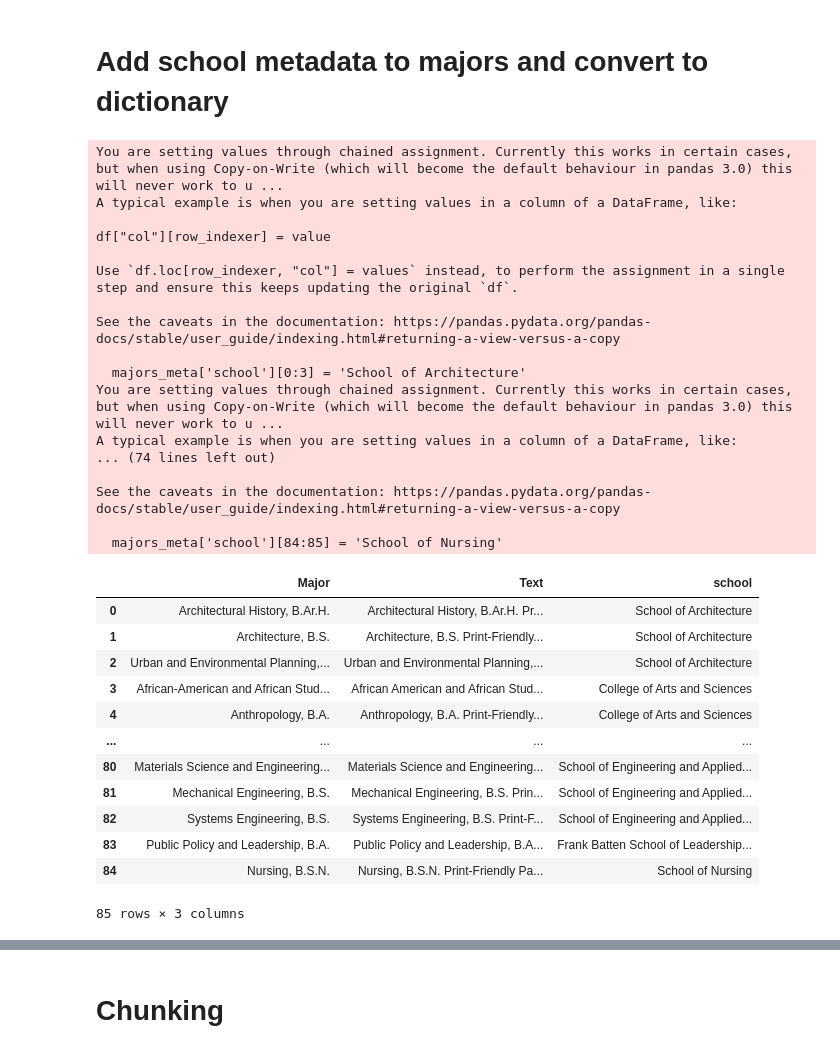
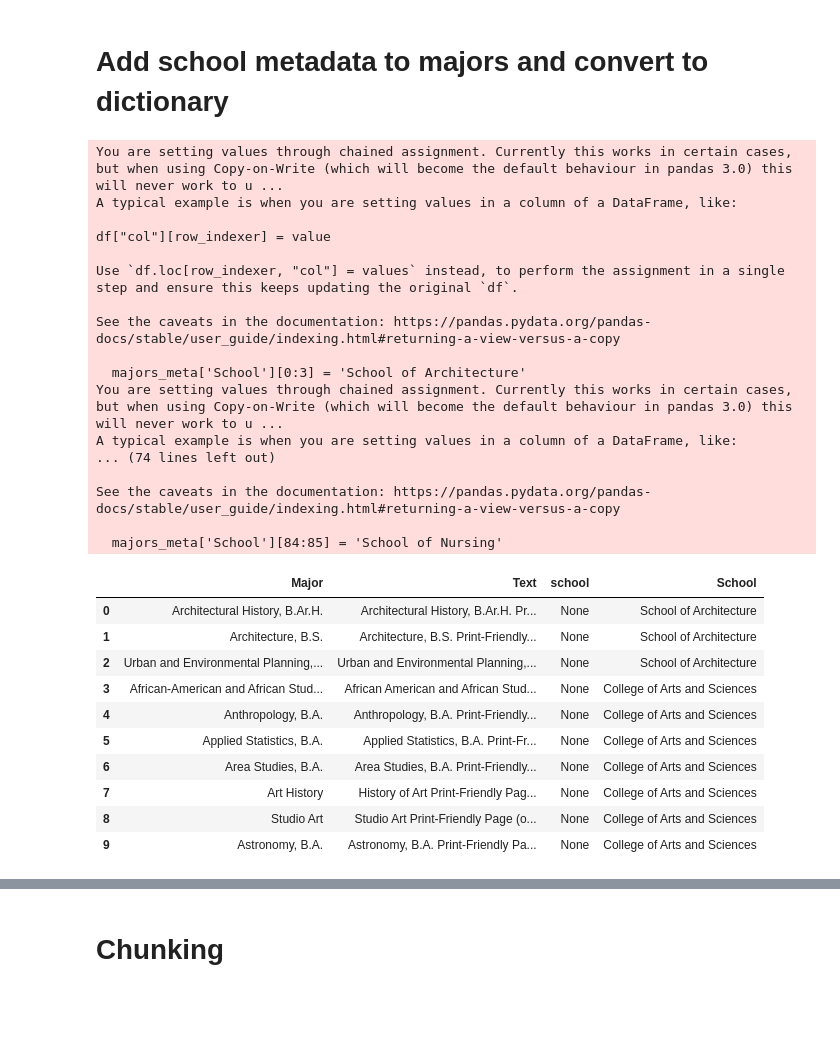
Before and after one commit to mermora97/Wahoo-Scheduler, a Jupyter notebook: RAG.ipynb, the cells around one changed output, grey strips where cells are left out. Cells and saved outputs as stored; diff of their text form; code cells hidden in the pictures; blank space fills up the shorter version.

```diff
--- a/RAG.ipynb
+++ b/RAG.ipynb
@@ -137,19 +140,19 @@ schools
 # %%
 # copy of the majors data frame
 majors_meta = majors
-majors_meta['school'] = None
+majors_meta['School'] = None
 majors_meta = majors_meta.reset_index(drop=True)
 
 #add school to each majors in major data frame
-majors_meta['school'][0:3] = 'School of Architecture'
-majors_meta['school'][3:62] = 'College of Arts and Sciences'
-majors_meta['school'][62:63] = 'McIntire School of Commerce'
-majors_meta['school'][63:65] = 'School of Continuing and Professional Studies'
-majors_meta['school'][65:66] = 'School of Data Science'
-majors_meta['school'][66:72] = 'School of Education and Human Development'
-majors_meta['school'][72:83] = 'School of Engineering and Applied Science'
-majors_meta['school'][83:84] = 'Frank Batten School of Leadership and Public Policy'
-majors_meta['school'][84:85] = 'School of Nursing'
+majors_meta['School'][0:3] = 'School of Architecture'
+majors_meta['School'][3:62] = 'College of Arts and Sciences'
+majors_meta['School'][62:63] = 'McIntire School of Commerce'
+majors_meta['School'][63:65] = 'School of Continuing and Professional Studies'
+majors_meta['School'][65:66] = 'School of Data Science'
+majors_meta['School'][66:72] = 'School of Education and Human Development'
+majors_meta['School'][72:83] = 'School of Engineering and Applied Science'
+majors_meta['School'][83:84] = 'Frank Batten School of Leadership and Public Policy'
+majors_meta['School'][84:85] = 'School of Nursing'
 # %% [output]
 You are setting values through chained assignment. Currently this works in certain cases, but when using Copy-on-Write (which will become the default behaviour in pandas 3.0) this will never work to u ...
 A typical example is when you are setting values in a column of a DataFrame, like:
@@ -160,28 +163,26 @@ Use `df.loc[row_indexer, "col"] = values` instead, to perform the assignment in
 
 See the caveats in the documentation: https://pandas.pydata.org/pandas-docs/stable/user_guide/indexing.html#returning-a-view-versus-a-copy
 
-  majors_meta['school'][0:3] = 'School of Architecture'
+  majors_meta['School'][0:3] = 'School of Architecture'
 You are setting values through chained assignment. Currently this works in certain cases, but when using Copy-on-Write (which will become the default behaviour in pandas 3.0) this will never work to u ...
 A typical example is when you are setting values in a column of a DataFrame, like:
 ... (74 lines left out)
 
 See the caveats in the documentation: https://pandas.pydata.org/pandas-docs/stable/user_guide/indexing.html#returning-a-view-versus-a-copy
 
-  majors_meta['school'][84:85] = 'School of Nursing'
+  majors_meta['School'][84:85] = 'School of Nursing'
 # %%
-majors_meta
+majors_meta.head(10)
 # %% [output]
-|  | Major | Text | school |
-| 0 | Architectural History, B.Ar.H. | Architectural History, B.Ar.H. Pr... | School of Architecture |
-| 1 | Architecture, B.S. | Architecture, B.S. Print-Friendly... | School of Architecture |
-| 2 | Urban and Environmental Planning,... | Urban and Environmental Planning,... | School of Architecture |
-| 3 | African-American and African Stud... | African American and African Stud... | College of Arts and Sciences |
-| 4 | Anthropology, B.A. | Anthropology, B.A. Print-Friendly... | College of Arts and Sciences |
-| ... | ... | ... | ... |
-| 80 | Materials Science and Engineering... | Materials Science and Engineering... | School of Engineering and Applied... |
-| 81 | Mechanical Engineering, B.S. | Mechanical Engineering, B.S. Prin... | School of Engineering and Applied... |
-| 82 | Systems Engineering, B.S. | Systems Engineering, B.S. Print-F... | School of Engineering and Applied... |
-| 83 | Public Policy and Leadership, B.A. | Public Policy and Leadership, B.A... | Frank Batten School of Leadership... |
-| 84 | Nursing, B.S.N. | Nursing, B.S.N. Print-Friendly Pa... | School of Nursing |
+|  | Major | Text | school | School |
+| 0 | Architectural History, B.Ar.H. | Architectural History, B.Ar.H. Pr... | None | School of Architecture |
+| 1 | Architecture, B.S. | Architecture, B.S. Print-Friendly... | None | School of Architecture |
+| 2 | Urban and Environmental Planning,... | Urban and Environmental Planning,... | None | School of Architecture |
+| 3 | African-American and African Stud... | African American and African Stud... | None | College of Arts and Sciences |
+| 4 | Anthropology, B.A. | Anthropology, B.A. Print-Friendly... | None | College of Arts and Sciences |
+| 5 | Applied Statistics, B.A. | Applied Statistics, B.A. Print-Fr... | None | College of Arts and Sciences |
+| 6 | Area Studies, B.A. | Area Studies, B.A. Print-Friendly... | None | College of Arts and Sciences |
+| 7 | Art History | History of Art Print-Friendly Pag... | None | College of Arts and Sciences |
+| 8 | Studio Art | Studio Art Print-Friendly Page (o... | None | College of Arts and Sciences |
+| 9 | Astronomy, B.A. | Astronomy, B.A. Print-Friendly Pa... | None | College of Arts and Sciences |
-85 rows × 3 columns
 # %%
```
Also changed, not shown: parts of 8 cells of this notebook, 5 other files.
